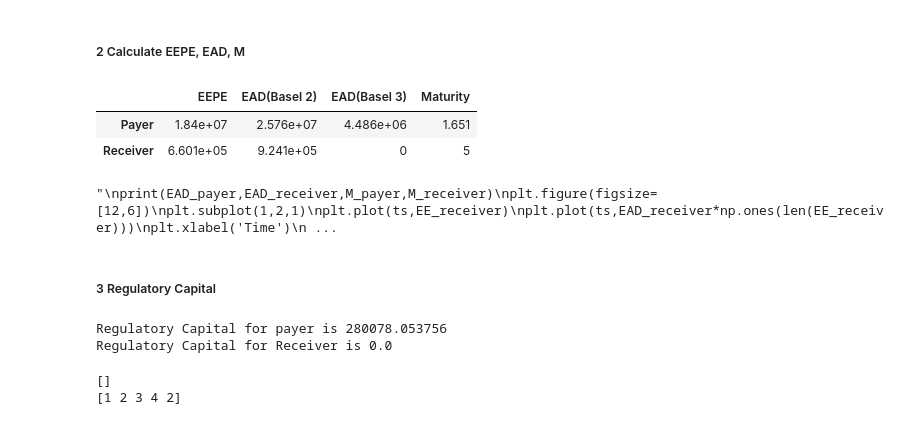
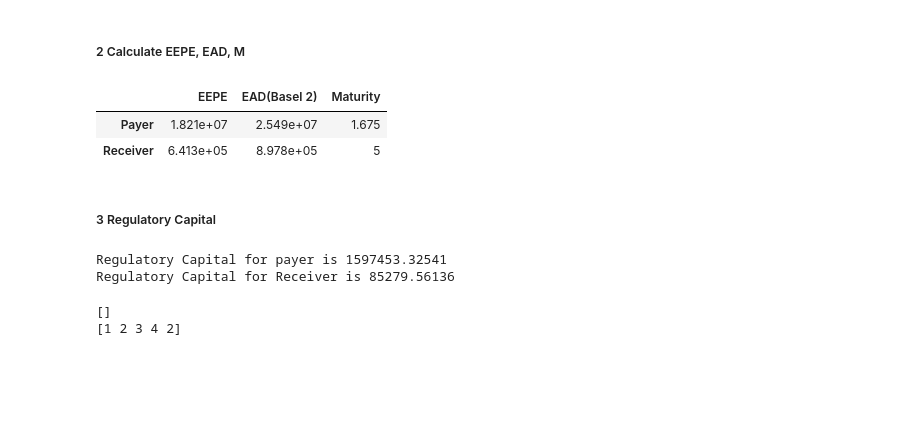
Before and after one commit to lejingxu/CVA_IMM_RegulationProject, a Jupyter notebook: Regulation_Project_Group_4-Copy1.ipynb, the cells around one changed output. Drawn from its saved outputs; the diff is of its cells as text; code cells hidden in the pictures; blank space fills up the shorter version.

```diff
--- a/Regulation_Project_Group_4-Copy1.ipynb
+++ b/Regulation_Project_Group_4-Copy1.ipynb
@@ -495,83 +559,53 @@ plt.show()
 # %%
 from IMM_fun import CalcEAD,RegulatoryCapital,EffectiveMaturity,CalcEEPE
 
 alpha = 1.4
 LGD = 0.4
 PD = 0.01
 # EEPE
 EEPE_payer = CalcEEPE(EE_payer,sim_freq)
 EEPE_receiver = CalcEEPE(EE_receiver,sim_freq)
 
 # EAD
 ## Basel 2 EAD
 EAD_payer_2 = CalcEAD('2',EEPE_payer,0,alpha,sim_freq)
 EAD_receiver_2 = CalcEAD('2',EEPE_receiver,0,alpha,sim_freq)
-## Basel 3 EAD
+'''## Basel 3 EAD
 CVA_uni_payer_IMM = calculateUniCVA(EE_payer_IMM,P_OISs_IMM,X_Cs_IMM,lbdaCs_IMM,rr)
 CVA_uni_receiver_IMM = calculateUniCVA(EE_receiver_IMM,P_OISs_IMM,X_Cs_IMM,lbdaCs_IMM,rr)
 EAD_payer_3 = CalcEAD('3',EEPE_payer,CVA_uni_payer_IMM,alpha,sim_freq)
 EAD_receiver_3 = CalcEAD('3',EEPE_receiver,CVA_uni_receiver_IMM,alpha,sim_freq)
+print CVA_uni_receiver_IMM'''
 
-
-def EffectiveMaturity(EE, freq,P_OISs):
-    '''
-    Calculate effective maturity
-    Args:
-        freq: simulation frequency per year. Ex. 12 for monthly grid, 52 for weekly, 252 for daily
-    '''
-    EE_runningMax = np.maximum.accumulate(EE[:freq])
-    #M = np.maximum(1, np.minimum(5, (np.sum(EE_runningMax + np.sum(EE[freq:]))) / np.sum(EE_runningMax)))
-    #print P_OISs[0][:freq]
-    mean_EEE = np.average(np.multiply(EE_runningMax,np.asarray(P_OISs[0][0][:freq])))
-    mean_EE = np.average(np.multiply(EE[freq:],P_OISs[0][0][freq:]))
-    M = np.maximum(1, np.minimum(5,(mean_EEE+mean_EE)/mean_EEE))
-    return M
 
 # Effectvie Maturity
 M_payer = EffectiveMaturity(EE_payer_IMM,sim_freq,P_OISs_IMM)
 M_receiver = EffectiveMaturity(EE_receiver_IMM,sim_freq,P_OISs_IMM)
 
-df_payer = np.asarray([EEPE_payer,EAD_payer_2,EAD_payer_3,M_payer])
-df_receiver = np.asarray([EEPE_receiver,EAD_receiver_2,EAD_receiver_3,M_receiver])
-inds = ['EEPE','EAD(Basel 2)','EAD(Basel 3)','Maturity']
+#df_payer = np.asarray([EEPE_payer,EAD_payer_2,EAD_payer_3,M_payer])
+#df_receiver = np.asarray([EEPE_receiver,EAD_receiver_2,EAD_receiver_3,M_receiver])
+#inds = ['EEPE','EAD(Basel 2)','EAD(Basel 3)','Maturity']
+df_payer = np.asarray([EEPE_payer,EAD_payer_2,M_payer])
+df_receiver = np.asarray([EEPE_receiver,EAD_receiver_2,M_receiver])
+inds = ['EEPE','EAD(Basel 2)','Maturity']
 
 df2 = pd.DataFrame([df_payer, df_receiver],index = ['Payer','Receiver'],columns=inds)
 fmt.displayDF(df2,'4g')
-
-'''
-print(EAD_payer,EAD_receiver,M_payer,M_receiver)
-plt.figure(figsize=[12,6])
-plt.subplot(1,2,1)
-plt.plot(ts,EE_receiver)
-plt.plot(ts,EAD_receiver*np.ones(len(EE_receiver)))
-plt.xlabel('Time')
-plt.ylabel('EE')
-plt.title('EE Receiver')
-plt.subplot(1,2,2)
-plt.plot(ts,EE_payer)
-plt.plot(ts,EAD_payer*np.ones(len(EE_payer)))
-plt.xlabel('Time')
-plt.ylabel('EE')
-plt.title('EE Payer')
-
-plt.show()
-'''
 # %% [output]
-|  | EEPE | EAD(Basel 2) | EAD(Basel 3) | Maturity |
-| Payer | 1.84e+07 | 2.576e+07 | 4.486e+06 | 1.651 |
-| Receiver | 6.601e+05 | 9.241e+05 | 0 | 5 |
+|  | EEPE | EAD(Basel 2) | Maturity |
+| Payer | 1.821e+07 | 2.549e+07 | 1.675 |
+| Receiver | 6.413e+05 | 8.978e+05 | 5 |
-"\nprint(EAD_payer,EAD_receiver,M_payer,M_receiver)\nplt.figure(figsize=[12,6])\nplt.subplot(1,2,1)\nplt.plot(ts,EE_receiver)\nplt.plot(ts,EAD_receiver*np.ones(len(EE_receiver)))\nplt.xlabel('Time')\n ...
 # %% [markdown]
 ##### 3 Regulatory Capital
 # %%
-RC_payer = RegulatoryCapital(EAD_payer_3,M_payer,LGD,PD)
-RC_receiver = RegulatoryCapital(EAD_receiver_3,M_receiver,LGD,PD)
+RC_payer = RegulatoryCapital(EAD_payer_2,M_payer,LGD,PD)
+RC_receiver = RegulatoryCapital(EAD_receiver_2,M_receiver,LGD,PD)
 
 print "Regulatory Capital for payer is",RC_payer
 print "Regulatory Capital for Receiver is",RC_receiver
 # %% [output]
-Regulatory Capital for payer is 280078.053756
-Regulatory Capital for Receiver is 0.0
+Regulatory Capital for payer is 1597453.32541
+Regulatory Capital for Receiver is 85279.56136
 # %%
 print len([lbdaCs[19][i][0] for i in range(1,len(lbdaB))])
 plt.plot(range(120),[lbdaC[i][0] for i in range(1,len(lbdaB))],range(120),[0.0375]*120)
```
Also changed, not shown: parts of 8 cells of this notebook, 3 other files.
